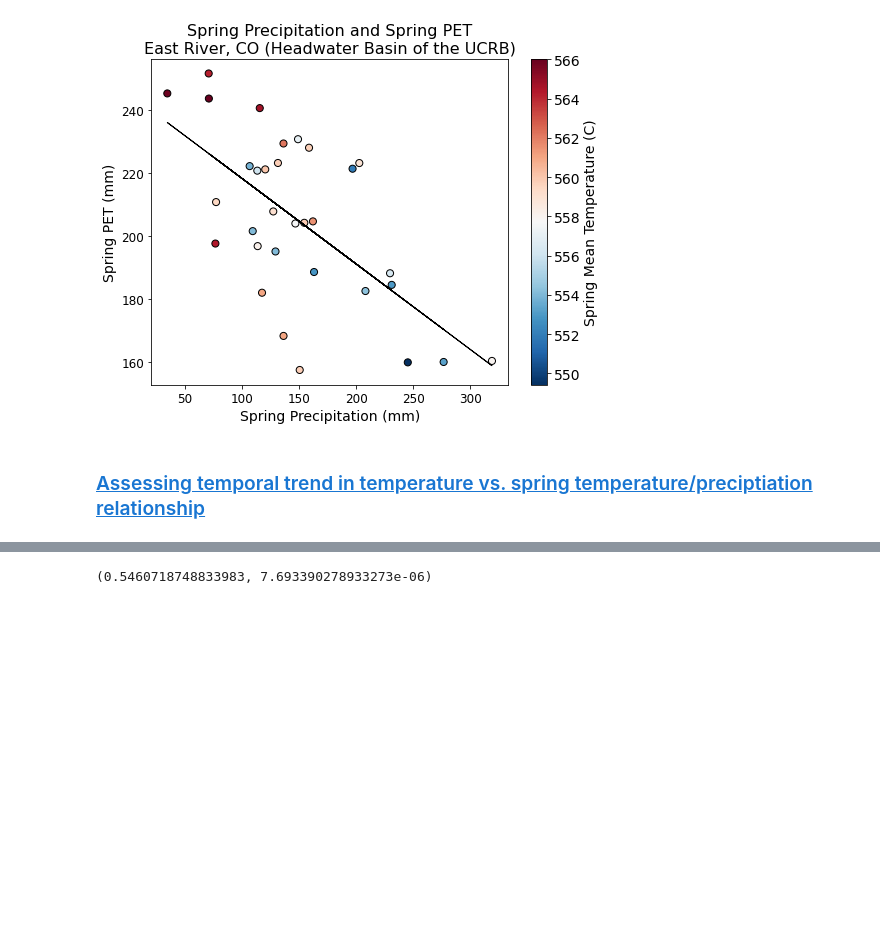
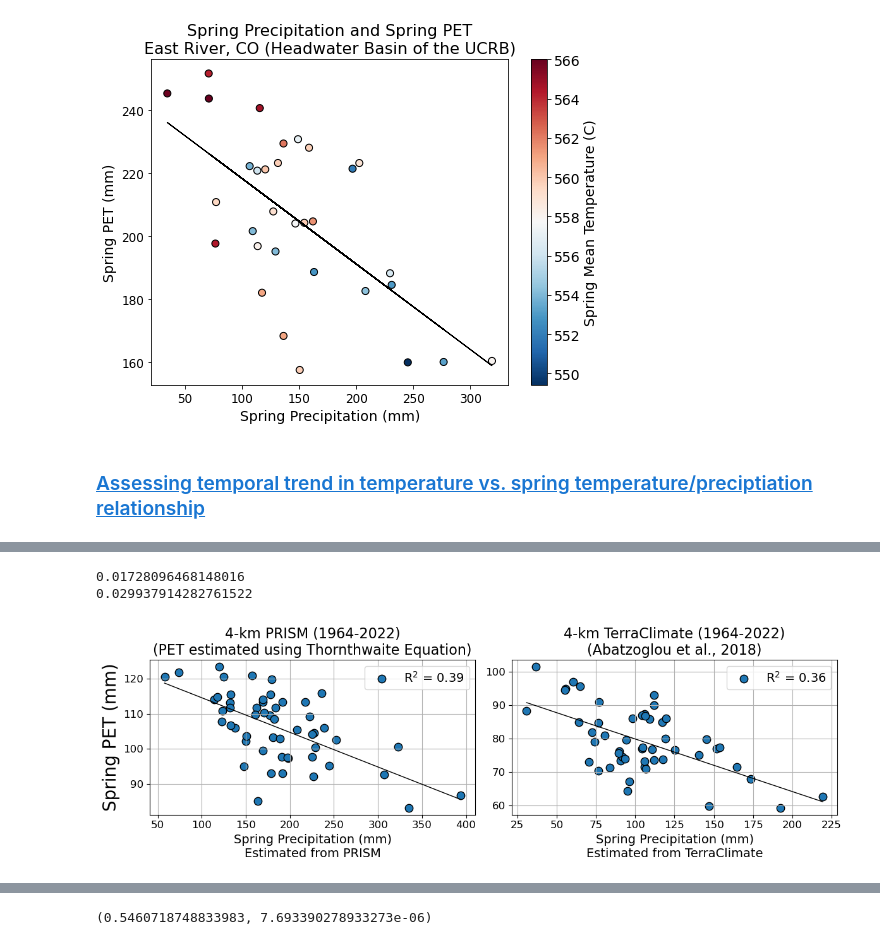
Before and after one commit to dlhogan97/Spring-Precipitation-Effect-CO-River, a Jupyter notebook: Upper_CO_Analysis/notebooks/06_UCRB_PET_20230907.ipynb, the cells around one changed output, grey strips where cells are left out. Cells and saved outputs as stored; diff of their text form; code cells hidden in the pictures; blank space fills up the shorter version.

Commit message:
Updates and clean up of 01_UCRb

```diff
--- a/Upper_CO_Analysis/notebooks/06_UCRB_PET_20230907.ipynb
+++ b/Upper_CO_Analysis/notebooks/06_UCRB_PET_20230907.ipynb
@@ -501,11 +501,11 @@ df = pd.read_csv('../data/etdata/east_river_pet_wrf.csv', index_col=0)
 # %% [markdown]
 # <a id='toc6_'></a>[Plot PET against Spring P colored by Tmean](#toc0_)
 # %%
-spring_totals_terraclime_pet = pet_trc['pet'].where(pet_trc.time.dt.month.isin([4,5,6])).groupby('time.year').sum('time').sel(year=slice(1989,2020))
-spring_totals_terraclime_ppt = ppt_trc['ppt'].where(ppt_trc.time.dt.month.isin([4,5,6])).groupby('time.year').sum('time').sel(year=slice(1989,2020))
-spring_tmin_terraclime = tmin_trc.tmin.where(tmin_trc.time.dt.month.isin([4,5,6])).groupby('time.year').mean('time').sel(year=slice(1989,2020))
-spring_tmax_terraclime = tmax_trc.tmax.where(tmax_trc.time.dt.month.isin([4,5,6])).groupby('time.year').mean('time').sel(year=slice(1989,2020))
-spring_tmean_terraclime = (tmean_trc.where(tmean_trc.time.dt.month.isin([4,5,6]))).groupby('time.year').mean('time').sel(year=slice(1989,2020))
-spring_tdiff_terraclime = tdiff_trc.where(tdiff_trc.time.dt.month.isin([4,5,6])).groupby('time.year').mean('time').sel(year=slice(1989,2020))
+spring_totals_terraclime_pet = pet_trc['pet'].where(pet_trc.time.dt.month.isin([4,5,6])).groupby('time.year').sum('time').sel(year=slice(1950,2020))
+spring_totals_terraclime_ppt = ppt_trc['ppt'].where(ppt_trc.time.dt.month.isin([4,5,6])).groupby('time.year').sum('time').sel(year=slice(1950,2020))
+spring_tmin_terraclime = tmin_trc.tmin.where(tmin_trc.time.dt.month.isin([4,5,6])).groupby('time.year').mean('time').sel(year=slice(1950,2020))
+spring_tmax_terraclime = tmax_trc.tmax.where(tmax_trc.time.dt.month.isin([4,5,6])).groupby('time.year').mean('time').sel(year=slice(1950,2020))
+spring_tmean_terraclime = (tmean_trc.where(tmean_trc.time.dt.month.isin([4,5,6]))).groupby('time.year').mean('time').sel(year=slice(1950,2020))
+spring_tdiff_terraclime = tdiff_trc.where(tdiff_trc.time.dt.month.isin([4,5,6])).groupby('time.year').mean('time').sel(year=slice(1950,2020))
 
 spring_tmean_terraclime_anomaly = spring_tmean_terraclime - spring_tmean_terraclime.mean('year')
@@ -698,0 +714,6 @@ fig.patch.set_facecolor('white')
+# %%
+prism_spring_pet = ucrb_prism_pet.where(ucrb_prism_pet['month'].dt.month.isin([4,5,6]),drop=True).groupby('month.year').sum()
+# take spatial mean
+prism_spring_pet = prism_spring_pet.mean(dim=['y','x'])
+
+# calculate terraclimate mean sprng ppt
@@ -698,0 +737,52 @@ fig.patch.set_facecolor('white')
+# %%
+spring_totals_terraclime_pet_corrected = spring_totals_terraclime_pet/3
+fig, axs = plt.subplots(ncols=2,figsize=(12,4),  tight_layout=True)
+years_of_interest=slice(1970,2022)
+ax=axs[0]
+# add an r2 value
+slope, intercept, r_value, p_value, std_err = stats.linregress(prism_spring_ppt.sel(year=years_of_interest),prism_spring_pet.sel(year=years_of_interest))
+print(std_err)
+ax.scatter(prism_spring_ppt.sel(year=years_of_interest),prism_spring_pet.sel(year=years_of_interest),
+        #    c=spring_mean_ucrb_temp_anomaly.sel(year=years_of_interest),
+        #    cmap='RdBu_r',
+           ec='k',
+           s=80,
+           label='R$^2$ = '+str(round(r_value**2,2)))
+# add best fit line
+x = prism_spring_ppt.sel(year=years_of_interest).sortby(prism_spring_ppt.sel(year=years_of_interest))
+y_predicted = slope*x + intercept
+ax.plot(x, y_predicted, '-', color='k', linewidth=1)
+ax.legend(fontsize=14)
+ax.set_ylabel('Spring PET (mm)',size=20)
+# add xlabel, ylabel, and title and make the sizes bigger
+ax.set_xlabel('Spring Precipitation (mm)\nEstimated from PRISM',fontsize=14)
+# ax.set_ylabel('Spring PET (Thornthwaite) (mm)',fontsize=14)
+ax.set_title('4-km PRISM (1964-2022)\n(PET estimated using Thornthwaite Equation)',fontsize=16)
+# increase the ticklabel size for x and y axes
+ax.tick_params(axis='both', which='major', labelsize=12)
+ax.legend(fontsize=14)
+ax.grid(zorder=10)
+
+
+ax = axs[1]
+slope, intercept, r_value, p_value, std_err = stats.linregress(spring_totals_terraclime_ppt.sel(year=years_of_interest),spring_totals_terraclime_pet_corrected.sel(year=years_of_interest))
+print(std_err)
+ax.scatter(spring_totals_terraclime_ppt.sel(year=years_of_interest),spring_totals_terraclime_pet_corrected.sel(year=years_of_interest),
+        #    c=spring_tmean_terraclime_anomaly.sel(year=years_of_interest),
+        #    cmap='RdBu_r',
+           ec='k',
+           s=80,
+           label='R$^2$ = '+str(round(r_value**2,2)))
+# add best fit line
+x = spring_totals_terraclime_ppt.sel(year=years_of_interest).sortby(spring_totals_terraclime_ppt.sel(year=years_of_interest))
+y_predicted = slope*x + intercept
+ax.plot(x, y_predicted, '-', color='k', linewidth=1)
+ax.tick_params(axis='both', which='major', labelsize=12)
+ax.legend(fontsize=14)
+ax.set_title('4-km TerraClimate (1964-2022)\n(Abatzoglou et al., 2018)',fontsize=16)
+ax.set_xlabel('Spring Precipitation (mm)\nEstimated from TerraClimate',fontsize=14)
+ax.grid(zorder=10)
+# %% [output]
+0.01728096468148016
+0.029937914282761522
+[figure, added]
```
Also changed, not shown: parts of 5 cells of this notebook, 1 other file.
